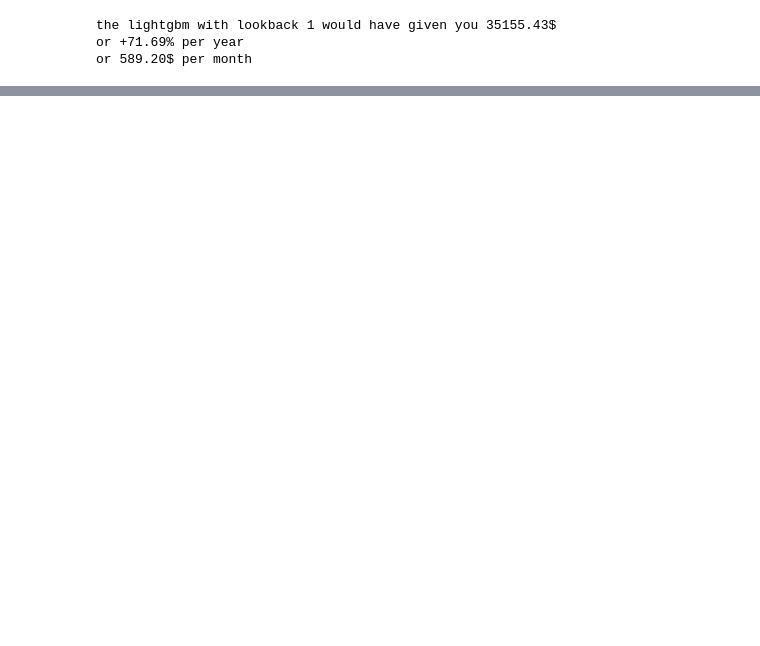
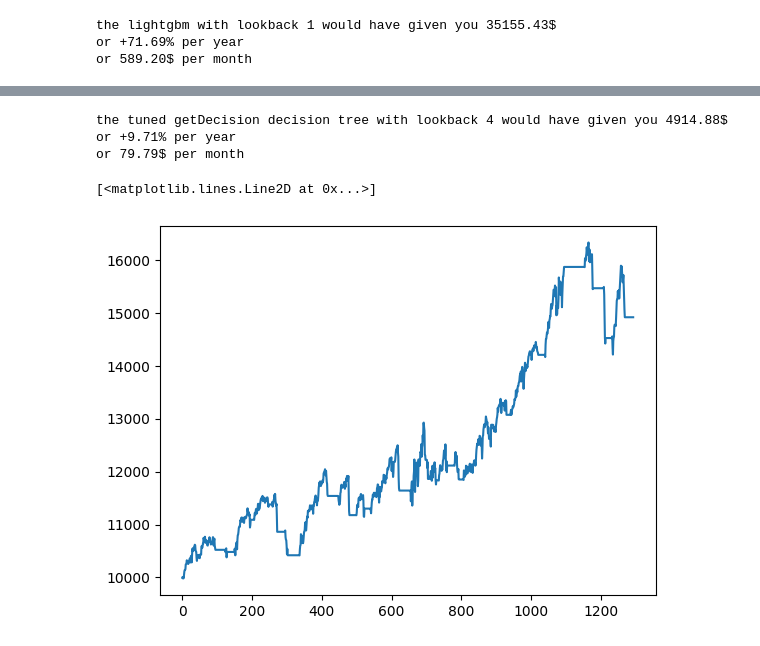
Before and after one commit to JustinGuese/tradingbot22-tradingbots, a Jupyter notebook: jupyternotebooks/correlations.ipynb, the cells around one changed output, grey strips where cells are left out. Drawn from its saved outputs; the diff is of its cells as text; code cells hidden in the pictures; blank space fills up the shorter version.

```diff
--- a/jupyternotebooks/correlations.ipynb
+++ b/jupyternotebooks/correlations.ipynb
@@ -553,0 +782,10 @@ or 589.20$ per month
+# %%
+preds = []
+for i in range(len(df)):
+    dec = getDecision(df.iloc[i])
+    if dec == 0:
+        dec = -1
+    preds.append(dec)
+print(np.unique(preds, return_counts=True))
+print(metrics.classification_report(df["signal"], preds))
+print(metrics.confusion_matrix(df["signal"], preds))
@@ -553,0 +805,68 @@ or 589.20$ per month
+# %%
+## last test on data
+
+
+bestLookback = -1
+bestLookbackWin = -9999
+bestLookbackPortfolio = []
+for lookback in range(0, 10):
+    money = startMoney
+    nrStocks = 0
+    portfolio = []
+    for i in range(lookback, len(df)):
+        prednow = np.median(preds[i-lookback:i])
+        # "translate" 0 to -1 like we did it before
+        if prednow == 0:
+            prednow = -1
+        # prednow = preds[i]
+        if prednow == 1 and nrStocks == 0 and money > 10:
+            # buy
+            howmany = money / df.iloc[i]["adj_close"] * .99
+            cost = howmany * df.iloc[i]["adj_close"] * (1 + COMMISSION)
+            money -= cost
+            nrStocks += howmany
+        elif prednow == -1 and nrStocks > 0:
+            money += nrStocks * df.iloc[i]["adj_close"] * (1 - COMMISSION)
+            nrStocks = 0
+        portfolio.append(money + nrStocks * df.iloc[i]["adj_close"])
+    # last day sell
+    money += nrStocks * df.iloc[-1]["adj_close"] * (1 - COMMISSION)
+    win = money - startMoney
+    if win > bestLookbackWin:
+        bestLookback = lookback
+        bestLookbackWin = win
+        bestLookbackPortfolio = portfolio
+
+print("the tuned getDecision decision tree with lookback %d would have given you %.2f$" % (bestLookback, bestLookbackWin))
+days = (df.index[-1] - df.index[0]).days
+winPct = bestLookbackWin / startMoney * 100
+winPctYear = winPct / days * 365
+print("or +%.2f%% per year" % winPctYear)
+winPerMonth = bestLookbackWin / days * 30
+print("or %.2f$ per month" % winPerMonth)
+plt.plot(bestLookbackPortfolio)
+## tree
+# the decision tree with lookback 0 would have given you 19227.17$
+# or +37.98% per year
+# or 312.13$ per month
+## XGB - actually not too nice
+# the xgb with lookback 3 would have given you 3497.44$
+# or +6.91% per year
+# or 56.78$ per month
+## lightgbm
+# the lightgbm with lookback 3 would have given you 6510.10$
+# or +12.86% per year
+# or 105.68$ per month
+## tuned decision tree
+# the tuned getDecision decision tree with lookback 1 would have given you 4006.82$
+# or +7.91% per year
+# or 65.05$ per month
+## just holding
+# just holding would have given you 6582.50$
+# or 106.86$ per month
+# %% [output]
+the tuned getDecision decision tree with lookback 4 would have given you 4914.88$
+or +9.71% per year
+or 79.79$ per month
+[<matplotlib.lines.Line2D at 0x...>]
+[figure, added]
```
Also changed, not shown: parts of 29 cells of this notebook.
